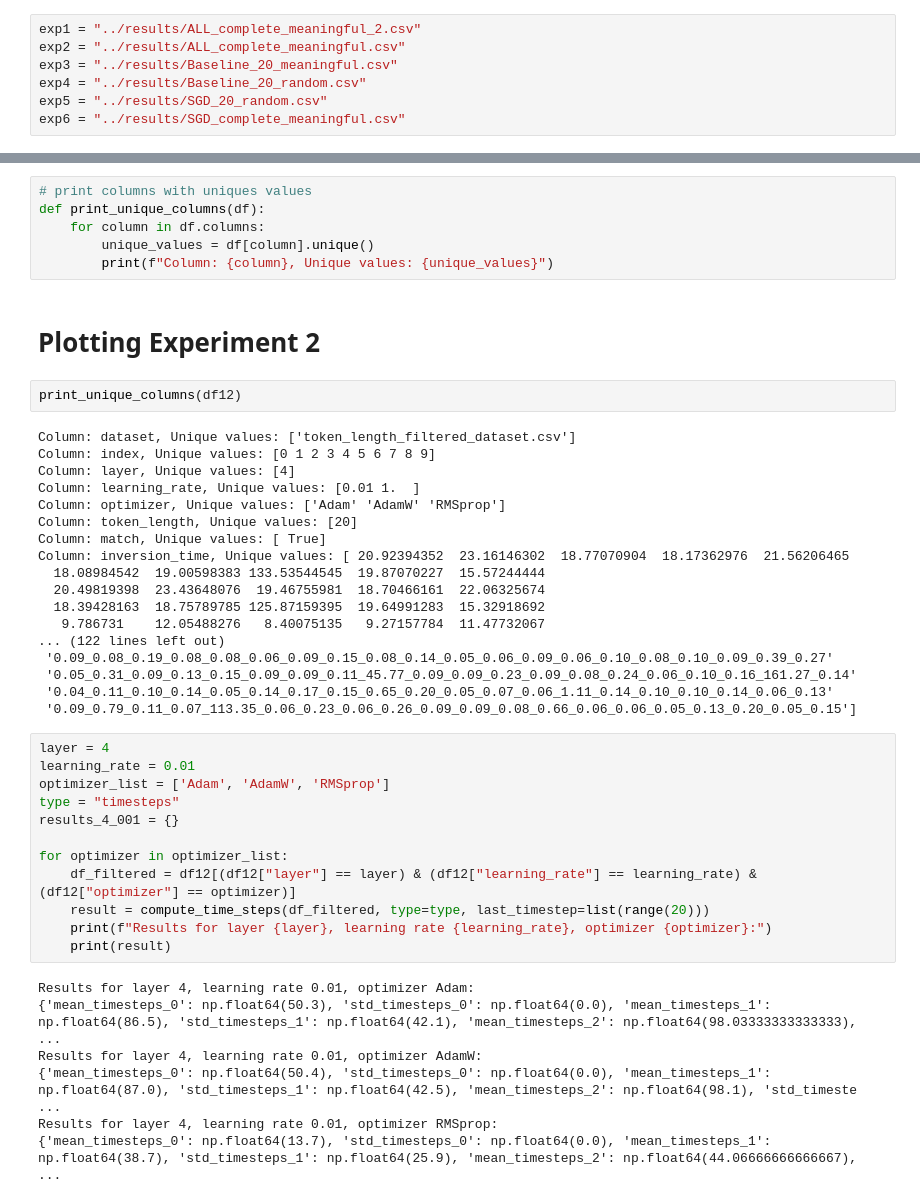
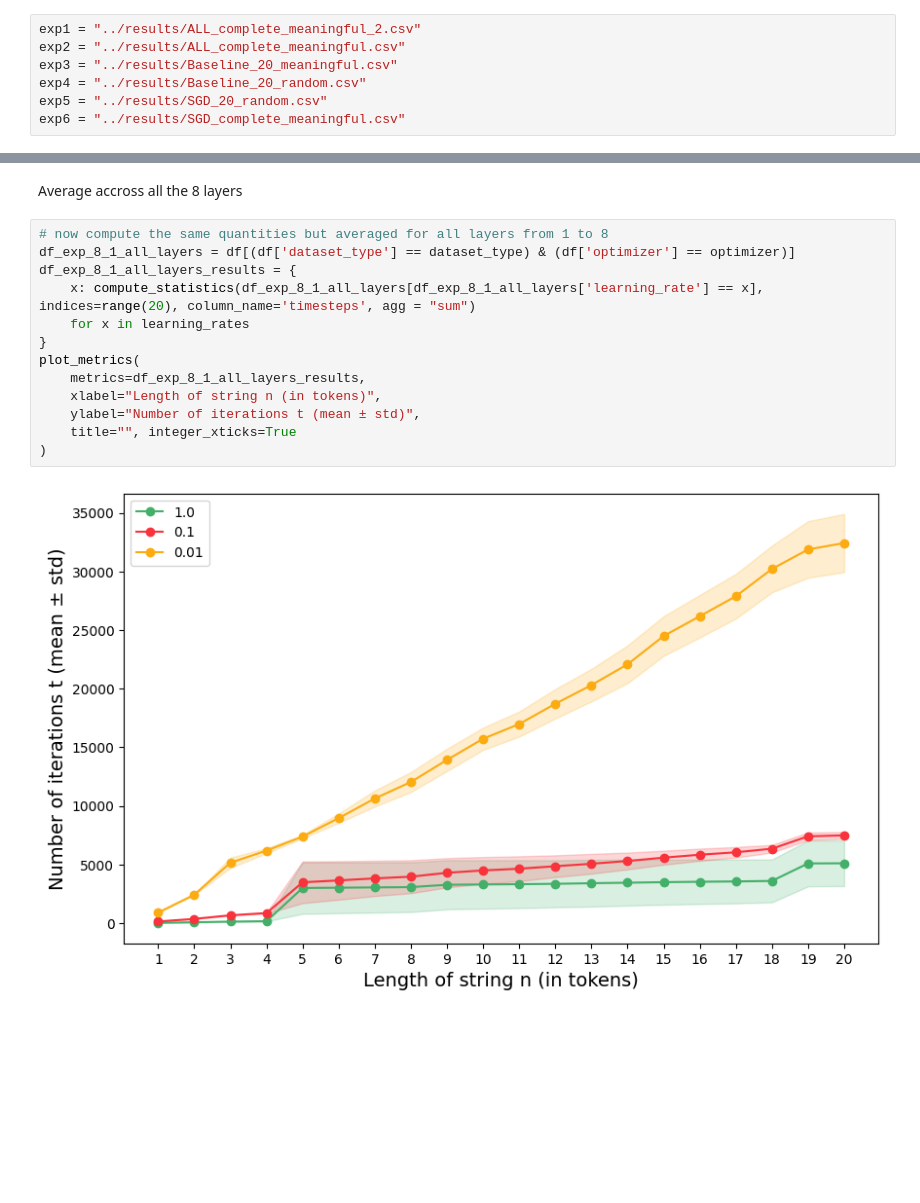
Before and after one commit to tommasomncttn/LLM-Inversion, a Jupyter notebook: notebooks/experiment_gt.ipynb, the cells around one changed output, grey strips where cells are left out. Saved outputs shown, nothing was run; the diff lists cells and outputs as text; blank space fills up the shorter version.

```diff
--- a/notebooks/experiment_gt.ipynb
+++ b/notebooks/experiment_gt.ipynb
@@ -149,47 +159,17 @@ plot_metrics(
-# %%
-# print columns with uniques values
-def print_unique_columns(df):
-    for column in df.columns:
-        unique_values = df[column].unique()
-        print(f"Column: {column}, Unique values: {unique_values}")
-# %% [markdown]
-# Plotting Experiment 2
-# %%
-print_unique_columns(df12)
-# %% [output]
-Column: dataset, Unique values: ['token_length_filtered_dataset.csv']
-Column: index, Unique values: [0 1 2 3 4 5 6 7 8 9]
-Column: layer, Unique values: [4]
-Column: learning_rate, Unique values: [0.01 1.  ]
-Column: optimizer, Unique values: ['Adam' 'AdamW' 'RMSprop']
-Column: token_length, Unique values: [20]
-Column: match, Unique values: [ True]
-Column: inversion_time, Unique values: [ 20.92394352  23.16146302  18.77070904  18.17362976  21.56206465
-  18.08984542  19.00598383 133.53544545  19.87070227  15.57244444
-  20.49819398  23.43648076  19.46755981  18.70466161  22.06325674
-  18.39428163  18.75789785 125.87159395  19.64991283  15.32918692
-   9.786731    12.05488276   8.40075135   9.27157784  11.47732067
-... (122 lines left out)
- '0.09_0.08_0.19_0.08_0.08_0.06_0.09_0.15_0.08_0.14_0.05_0.06_0.09_0.06_0.10_0.08_0.10_0.09_0.39_0.27'
- '0.05_0.31_0.09_0.13_0.15_0.09_0.09_0.11_45.77_0.09_0.09_0.23_0.09_0.08_0.24_0.06_0.10_0.16_161.27_0.14'
- '0.04_0.11_0.10_0.14_0.05_0.14_0.17_0.15_0.65_0.20_0.05_0.07_0.06_1.11_0.14_0.10_0.10_0.14_0.06_0.13'
- '0.09_0.79_0.11_0.07_113.35_0.06_0.23_0.06_0.26_0.09_0.09_0.08_0.66_0.06_0.06_0.05_0.13_0.20_0.05_0.15']
-# %%
-layer = 4
-learning_rate = 0.01
-optimizer_list = ['Adam', 'AdamW', 'RMSprop']
-type = "timesteps"
-results_4_001 = {}
-
-for optimizer in optimizer_list:
-    df_filtered = df12[(df12["layer"] == layer) & (df12["learning_rate"] == learning_rate) & (df12["optimizer"] == optimizer)]
-    result = compute_time_steps(df_filtered, type=type, last_timestep=list(range(20)))
-    print(f"Results for layer {layer}, learning rate {learning_rate}, optimizer {optimizer}:")
-    print(result)
-# %% [output]
-Results for layer 4, learning rate 0.01, optimizer Adam:
-{'mean_timesteps_0': np.float64(50.3), 'std_timesteps_0': np.float64(0.0), 'mean_timesteps_1': np.float64(86.5), 'std_timesteps_1': np.float64(42.1), 'mean_timesteps_2': np.float64(98.03333333333333), ...
-Results for layer 4, learning rate 0.01, optimizer AdamW:
-{'mean_timesteps_0': np.float64(50.4), 'std_timesteps_0': np.float64(0.0), 'mean_timesteps_1': np.float64(87.0), 'std_timesteps_1': np.float64(42.5), 'mean_timesteps_2': np.float64(98.1), 'std_timeste ...
-Results for layer 4, learning rate 0.01, optimizer RMSprop:
-{'mean_timesteps_0': np.float64(13.7), 'std_timesteps_0': np.float64(0.0), 'mean_timesteps_1': np.float64(38.7), 'std_timesteps_1': np.float64(25.9), 'mean_timesteps_2': np.float64(44.06666666666667), ...
+# %% [markdown]
+Average accross all the 8 layers
+# %%
+# now compute the same quantities but averaged for all layers from 1 to 8
+df_exp_8_1_all_layers = df[(df['dataset_type'] == dataset_type) & (df['optimizer'] == optimizer)]
+df_exp_8_1_all_layers_results = {
+    x: compute_statistics(df_exp_8_1_all_layers[df_exp_8_1_all_layers['learning_rate'] == x], indices=range(20), column_name='timesteps', agg = "sum")
+    for x in learning_rates
+}
+plot_metrics(
+    metrics=df_exp_8_1_all_layers_results,
+    xlabel="Length of string n (in tokens)",
+    ylabel="Number of iterations t (mean ± std)",
+    title="", integer_xticks=True
+)
+# %% [output]
+[figure, added]
```
Also changed, not shown: parts of 20 cells of this notebook.
